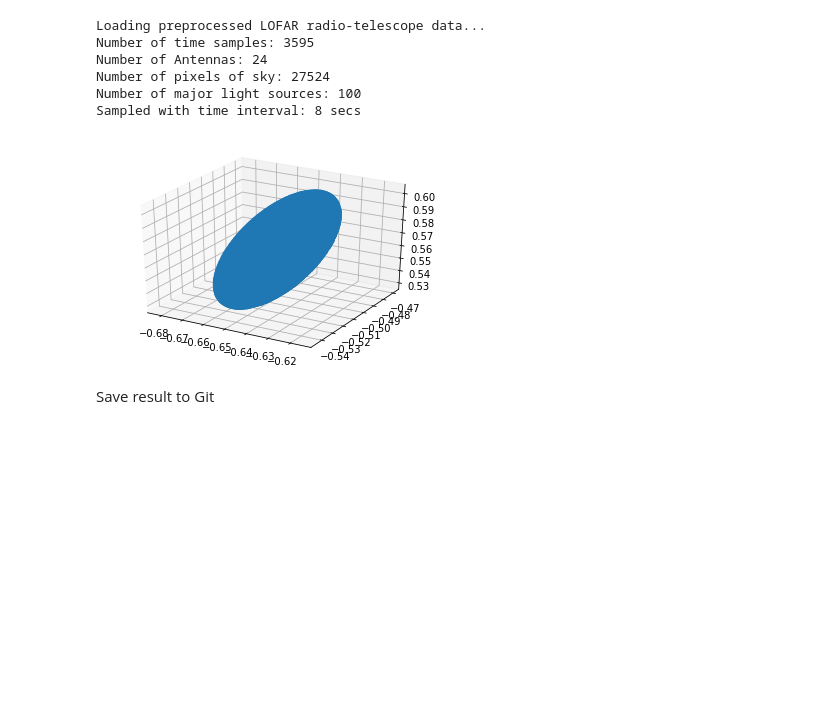
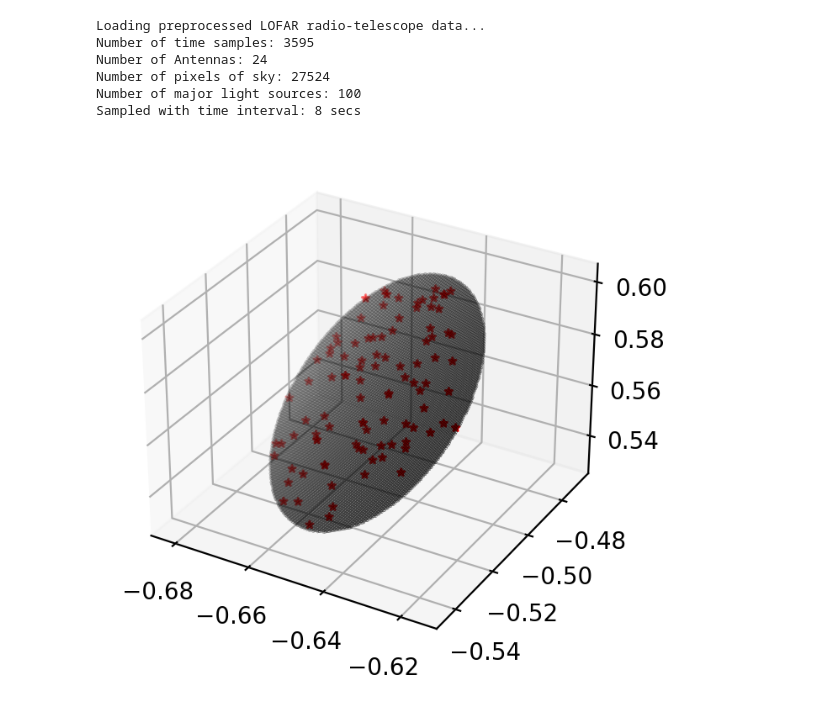
Before and after one commit to adfeel220/SSDP-Project-RadioAstronomySourceLocalization, a Jupyter notebook: RI_project.ipynb, the cells around one changed output. Cells and saved outputs as stored; diff of their text form; code cells hidden in the pictures; blank space fills up the shorter version.

Commit message:
Add result plot of bluebild alg.

```diff
--- a/RI_project.ipynb
+++ b/RI_project.ipynb
@@ -27,6 +10,6 @@ Successfully installed ImoT-tools-1.1.0 healpy-1.15.2 pyproj-1.9.6
 # %%
-# Include the paths to load the file
-data_source_path = '/content/drive/MyDrive/EPFL/SSDP/data.npz'
+# Include the paths to load the file. Change this to your own directory
+data_source_path = '../RA_source_localization/data.npz'
 # %%
 import numpy as np
 from scipy.linalg import eigh
@@ -71,12 +54,13 @@ Number of pixels of sky: 27524
 Number of major light sources: 100
 Sampled with time interval: 8 secs
 # %%
-fig = plt.figure()
+fig = plt.figure(dpi=200)
 ax = fig.add_subplot(1,1,1, projection='3d')
-plot = ax.scatter(data['px_grid'][:,0], data['px_grid'][:,1], data['px_grid'][:,2])
-
+plot_pixels = ax.scatter(data['px_grid'][:,0], data['px_grid'][:,1], data['px_grid'][:,2],
+                         s=0.05, c='k', marker='.')
+plot_sources = ax.scatter(data['catalog'][:,0], data['catalog'][:,1], data['catalog'][:,2],
+                         s=10, c='r', marker='*')
+# shows the star locations and the positions of pixels of observation
 plt.show()
 # %% [output]
-[figure, old version]
+[figure, new version]
-# %% [markdown]
-Save result to Git
```
Also changed, not shown: parts of 11 cells of this notebook.
